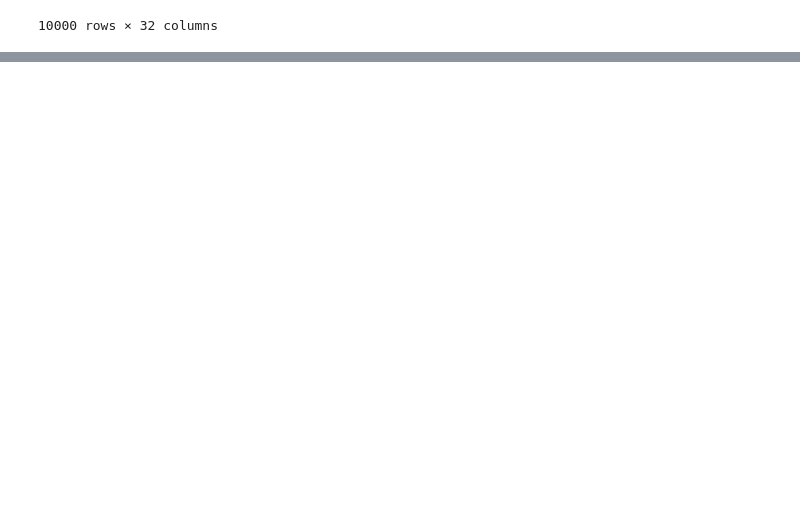
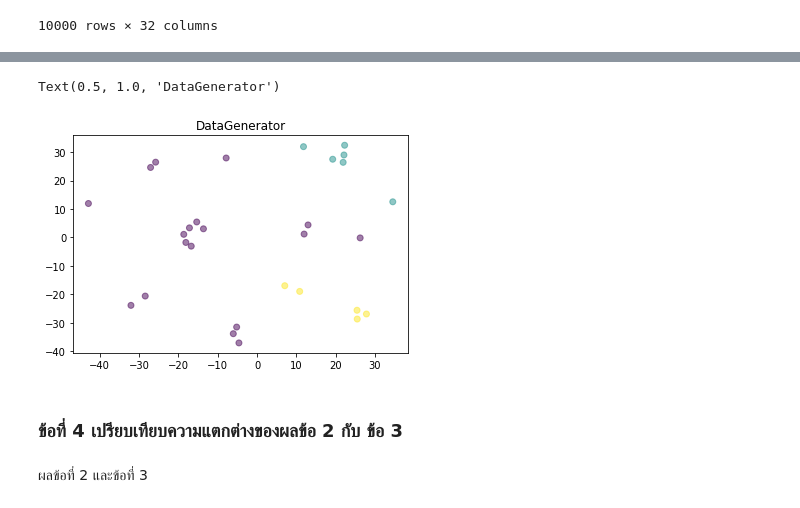
Before and after one commit to SupawadeeKhamthuy/multivariate, a Jupyter notebook: Multivariate_Exam.ipynb, the cells around one changed output, grey strips where cells are left out. Cells and saved outputs as stored; diff of their text form; code cells hidden in the pictures; blank space fills up the shorter version.

```diff
--- a/Multivariate_Exam.ipynb
+++ b/Multivariate_Exam.ipynb
@@ -59,0 +98,3 @@ Data
+# %%
+new_data = Data.iloc[:29,:-3]
+new_data
@@ -59,0 +234,18 @@ Data
+# %%
+mds = MDS(n_components=2)
+# %%
+new_mds = mds.fit_transform(new_data)
+# %%
+kmeans_1 = KMeans(n_clusters=3,random_state=2021)
+kmeans_1.fit(new_data)
+p = kmeans_1.predict(new_data)
+# %%
+plt.scatter(new_mds[:,0],new_mds[:,1],c=p,alpha=0.5)
+plt.title('DataGenerator')
+# %% [output]
+Text(0.5, 1.0, 'DataGenerator')
+[figure, added]
+# %% [markdown]
+### **ข้อที่ 4 เปรียบเทียบความแตกต่างของผลข้อ 2 กับ ข้อ 3**
+# %% [markdown]
+ผลข้อที่ 2 และข้อที่ 3
```
Also changed, not shown: parts of 34 cells of this notebook.
